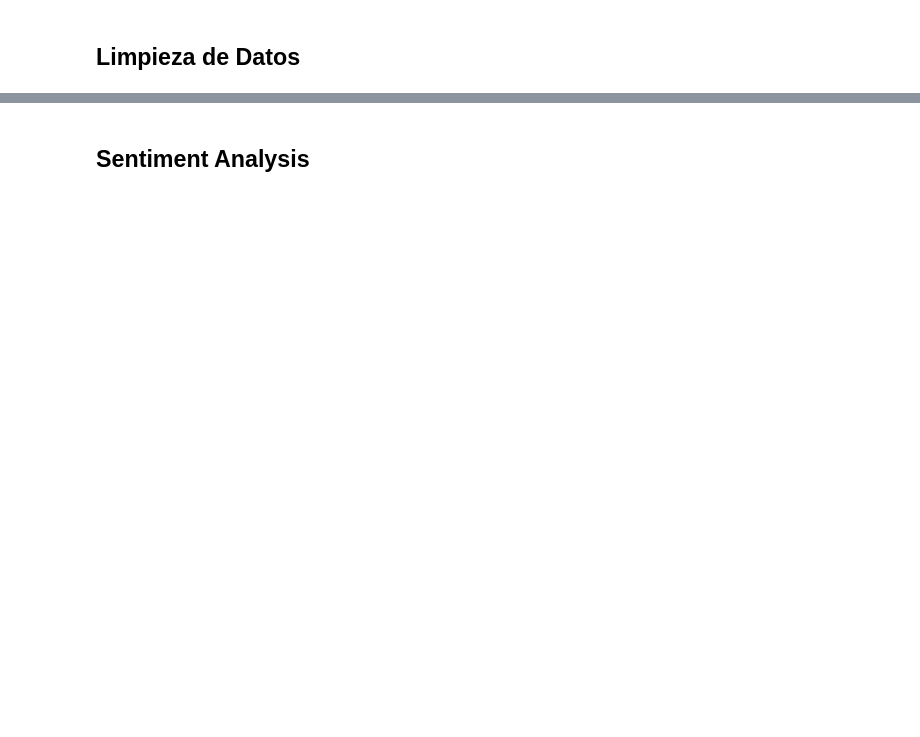
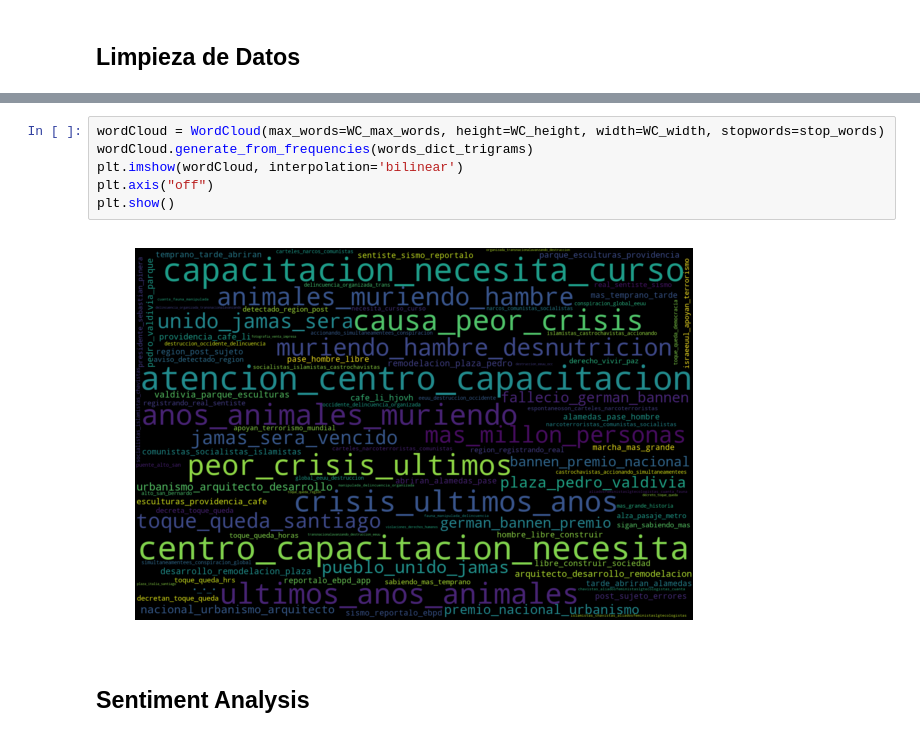
Before and after one commit to jpcastillog/Proyecto-INF-335, a Jupyter notebook: Proyecto_Busqueda_Web.ipynb, the cells around one changed output, grey strips where cells are left out. Saved outputs shown, nothing was run; the diff lists cells and outputs as text; blank space fills up the shorter version.

```diff
--- a/Proyecto_Busqueda_Web.ipynb
+++ b/Proyecto_Busqueda_Web.ipynb
@@ -99,2 +184,10 @@ tok = tokenize(tweets)
+# %%
+wordCloud = WordCloud(max_words=WC_max_words, height=WC_height, width=WC_width, stopwords=stop_words)
+wordCloud.generate_from_frequencies(words_dict_trigrams)
+plt.imshow(wordCloud, interpolation='bilinear')
+plt.axis("off")
+plt.show()
+# %% [output]
+[figure, added]
 # %% [markdown]
 ## Sentiment Analysis
```
Also changed, not shown: parts of 43 cells of this notebook, 1 other file.
